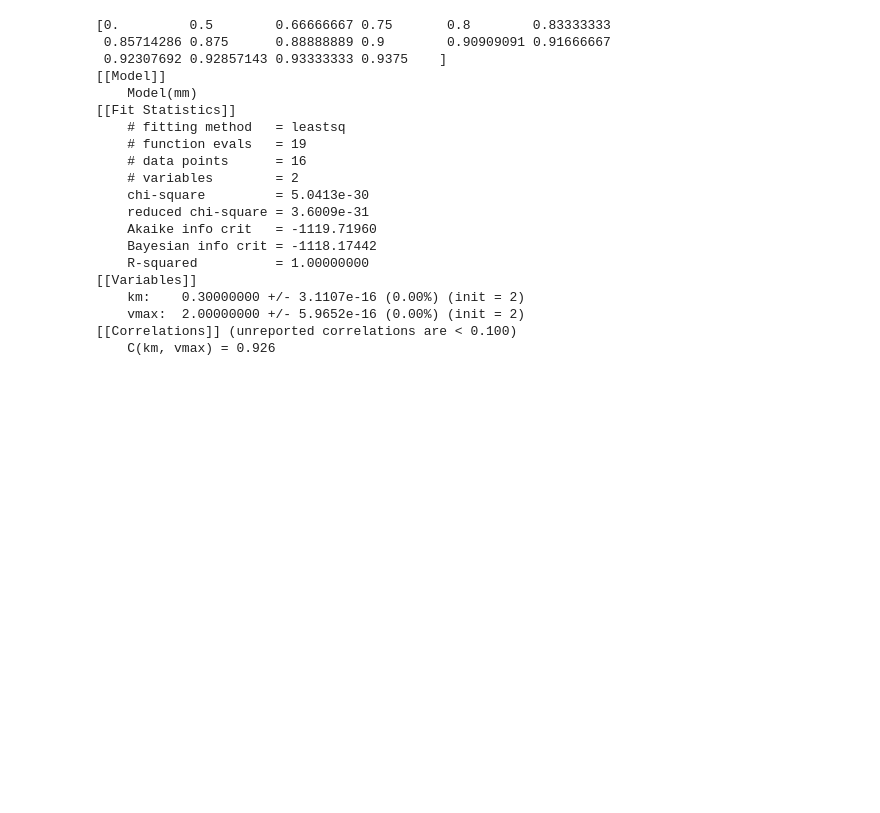
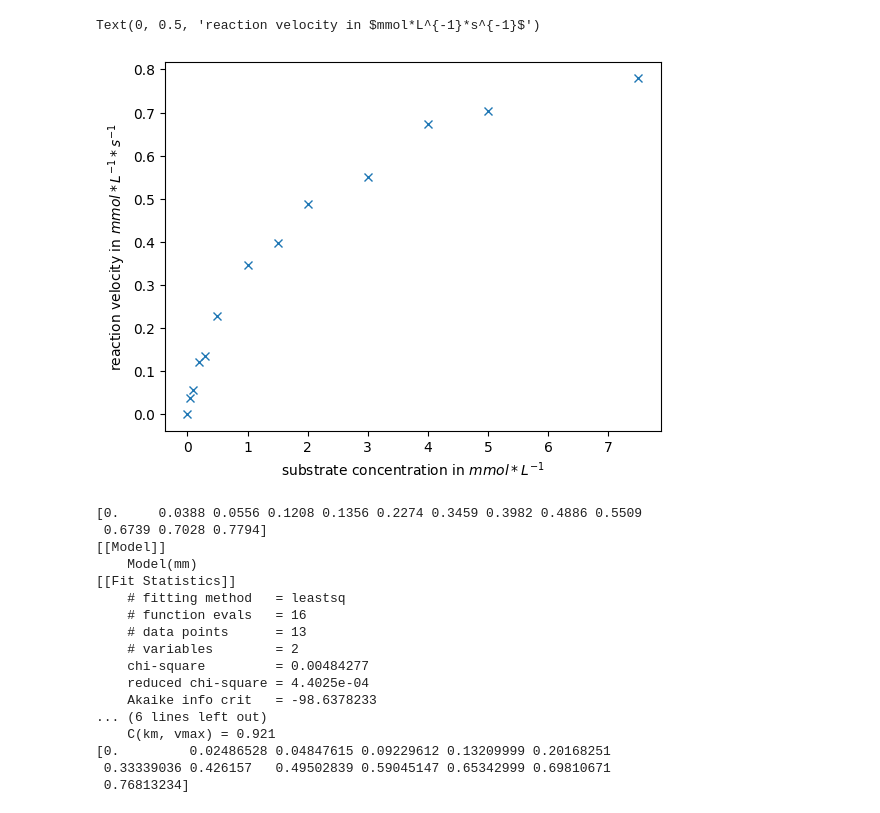
Before and after one commit to StephanM87/Michaelis-Menten-Example, a Jupyter notebook: michaelis_menten.ipynb, the cells around one changed output. Saved outputs shown, nothing was run; the diff lists cells and outputs as text; code cells hidden in the pictures; blank space fills up the shorter version.

```diff
--- a/michaelis_menten.ipynb
+++ b/michaelis_menten.ipynb
@@ -23,61 +71,53 @@ df.head()
+# %%
+import matplotlib.pyplot as plt
+
+fig, ax = plt.subplots()
+
+ax.plot(concentrations, data, linestyle="", marker="x")
+ax.set_xlabel("substrate concentration in $mmol*L^{-1}$")
+ax.set_ylabel("reaction velocity in $mmol*L^{-1}*s^{-1}$")
+# %% [output]
+Text(0, 0.5, 'reaction velocity in $mmol*L^{-1}*s^{-1}$')
+[figure, added]
 # %%
 import lmfit
-import numpy
 
 def mm(s, km, vmax):
     v = vmax*s/(km+s)
     return v
 
 reaction_velocity = np.array(data)
+print(reaction_velocity)
 concentrations = np.array(concentrations)
-
-mm_test = mm(concentrations, 0.1, 1)
-
-print(mm_test)
-
 
 
 mdl = lmfit.Model(mm)
 
 params = lmfit.Parameters()
-params.add('km', 2, min=0.00000001, max=3)
-params.add('vmax', 2, min=0.0000000001, max=3)
+params.add('km', 2, min=0.000001, max=3)
+params.add('vmax', 2, min=0.0000000001, max=100)
 
-
-
-'''
-
-def residual(p, x, data):
-    vmax = p['vmax'].value
-    km = p['km'].value
-
-    model = vmax * x / (km + x)
-    result = data-model # result is returned as array
-    return np.array(result)
-
-'''
-solution = mdl.fit(reaction_velocity,params=params,s=concentrations)
-dPdt_bounds = solution.eval_uncertainty(sigma=2,S=concentrations)
+solution = mdl.fit(data,params=params,s=concentrations)
 
 print(solution.fit_report())
+print(solution.best_fit)
+
+fitted_data = solution.best_fit
 # %% [output]
-[0.         0.5        0.66666667 0.75       0.8        0.83333333
- 0.85714286 0.875      0.88888889 0.9        0.90909091 0.91666667
- 0.92307692 0.92857143 0.93333333 0.9375    ]
+[0.     0.0388 0.0556 0.1208 0.1356 0.2274 0.3459 0.3982 0.4886 0.5509
+ 0.6739 0.7028 0.7794]
 [[Model]]
     Model(mm)
 [[Fit Statistics]]
     # fitting method   = leastsq
-    # function evals   = 19
-    # data points      = 16
+    # function evals   = 16
+    # data points      = 13
     # variables        = 2
-    chi-square         = 5.0413e-30
-    reduced chi-square = 3.6009e-31
-    Akaike info crit   = -1119.71960
-    Bayesian info crit = -1118.17442
-    R-squared          = 1.00000000
-[[Variables]]
-    km:    0.30000000 +/- 3.1107e-16 (0.00%) (init = 2)
-    vmax:  2.00000000 +/- 5.9652e-16 (0.00%) (init = 2)
-[[Correlations]] (unreported correlations are < 0.100)
-    C(km, vmax) = 0.926
+    chi-square         = 0.00484277
+    reduced chi-square = 4.4025e-04
+    Akaike info crit   = -98.6378233
+... (6 lines left out)
+    C(km, vmax) = 0.921
+[0.         0.02486528 0.04847615 0.09229612 0.13209999 0.20168251
+ 0.33339036 0.426157   0.49502839 0.59045147 0.65342999 0.69810671
+ 0.76813234]
```
Also changed, not shown: parts of 3 cells of this notebook, 4 other files.
